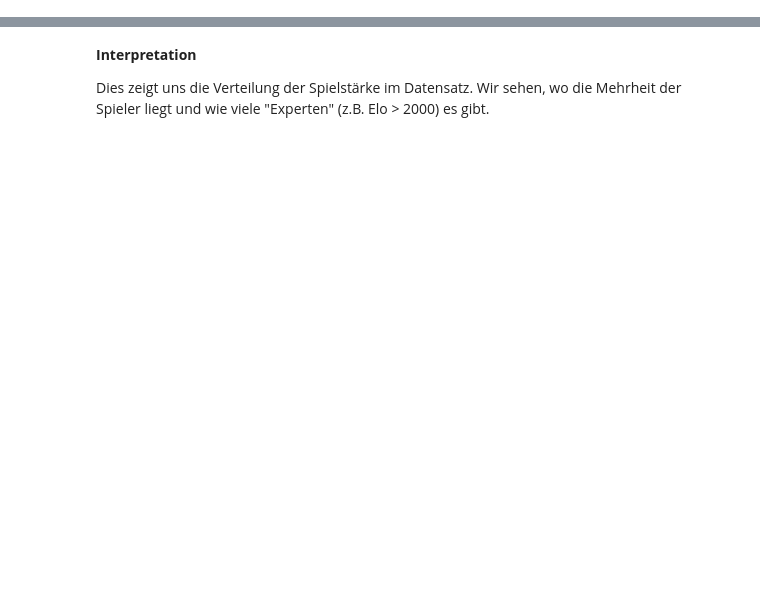
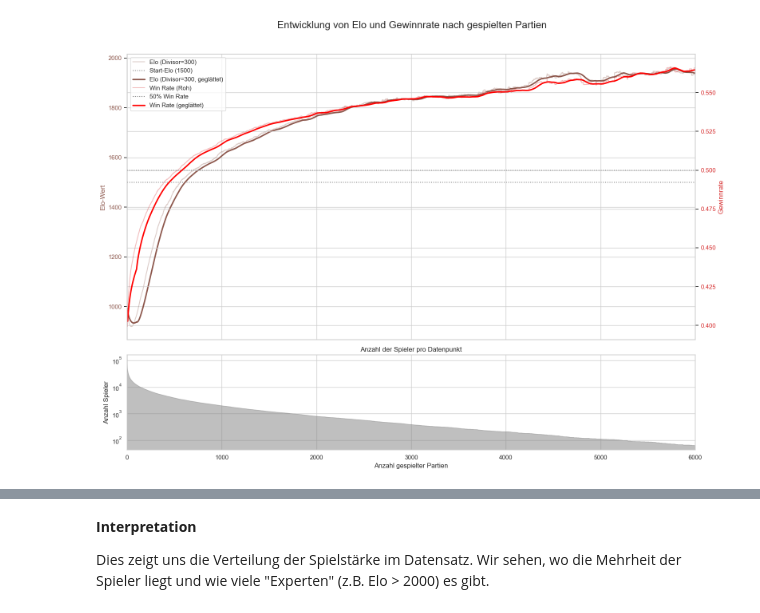
Before and after one commit to frohlfing/tichu, a Jupyter notebook: notebooks/BSW_05_Elo.ipynb, the cells around one changed output, grey strips where cells are left out. Drawn from its saved outputs; the diff is of its cells as text; code cells hidden in the pictures; blank space fills up the shorter version.

```diff
--- a/notebooks/BSW_05_Elo.ipynb
+++ b/notebooks/BSW_05_Elo.ipynb
@@ -58,0 +763,74 @@ Erwartung: Hohe positive Korrelation (> 0.7) zwischen allen. Das bestätigt quan
+# %%
+# Plotten
+
+import matplotlib.pyplot as plt
+import seaborn as sns
+
+# Beschränke die Daten auf den zu plottenden Bereich für bessere Lesbarkeit
+MAX_GAMES_TO_PLOT = 6000
+plot_df = aggregated_df_divisor_300[aggregated_df_divisor_300['num_games'] <= MAX_GAMES_TO_PLOT].copy()
+
+# Matplotlib Stil setzen
+sns.set_theme(style="whitegrid")
+#plt.rcParams['figure.figsize'] = (16, 8) # Etwas breiter für die x-Achse
+
+# Erstelle eine Figur mit zwei untereinander liegenden Subplots
+fig, (ax1, ax3) = plt.subplots(2, 1, figsize=(16, 12), sharex=True, gridspec_kw={'height_ratios': [3, 1]})
+fig.suptitle('Entwicklung von Elo und Gewinnrate nach gespielten Partien', fontsize=18)
+
+# Plot 1: Elo und Win Rate (obere Grafik)
+color1 = 'tab:brown'
+ax1.set_ylabel('Elo-Wert', color=color1, fontsize=12)
+sns.lineplot(x='num_games', y='avg_elo_value', data=plot_df, ax=ax1, color=color1, alpha=0.3, label='Elo (Divisor=300)')
+ax1.axhline(1500, color='gray', linestyle=':', label='Start-Elo (1500)')
+ax1.tick_params(axis='y', labelcolor=color1)
+
+# Glättung mit gleitendem Durchschnitt
+window_size = 100
+plot_df['elo_moving_avg'] = plot_df['avg_elo_value'].rolling(window=window_size, min_periods=1).mean()
+sns.lineplot(x='num_games', y='elo_moving_avg', data=plot_df, ax=ax1, color=color1, linewidth=2.5, label=f'Elo (Divisor=300, geglättet)')
+
+# Rechte Y-Achse für Win Rate
+ax2 = ax1.twinx()
+color2 = 'tab:red'
+ax2.set_ylabel('Gewinnrate', color=color2, fontsize=12)
+sns.lineplot(x='num_games', y='avg_win_rate', data=plot_df, ax=ax2, color=color2, alpha=0.3, label='Win Rate (Roh)')
+ax2.tick_params(axis='y', labelcolor=color2)
+ax2.axhline(0.5, color='gray', linestyle=':', label='50% Win Rate')
+
+# Glättung für Win Rate
+plot_df['win_rate_moving_avg'] = plot_df['avg_win_rate'].rolling(window=window_size, min_periods=1).mean()
+sns.lineplot(x='num_games', y='win_rate_moving_avg', data=plot_df, ax=ax2, color='red', linewidth=2.5, label=f'Win Rate (geglättet)')
+
+ax1.grid(True)
+
+# KORRIGIERTE LEGENDEN-LOGIK
+
+# Sammle Handles und Labels von beiden Achsen manuell
+handles1, labels1 = ax1.get_legend_handles_labels()
+handles2, labels2 = ax2.get_legend_handles_labels()
+
+# Kombiniere sie und erstelle eine einzige Legende auf der ZWEITEN Achse
+ax2.legend(handles1 + handles2, labels1 + labels2, loc='upper left')  # ax2 ist "oben" und überschreibt nichts.
+
+# Entferne die automatisch generierte Legende von der ersten Achse, falls vorhanden
+if ax1.get_legend() is not None:
+    ax1.get_legend().remove()
+
+# Plot 2: Anzahl der Spieler pro Datenpunkt (untere Grafik)
+ax3.set_xlabel('Anzahl gespielter Partien', fontsize=12)
+ax3.set_ylabel('Anzahl Spieler', fontsize=12)
+ax3.fill_between(plot_df['num_games'], plot_df['player_count'], color='gray', alpha=0.5)
+ax3.set_yscale('log')
+ax3.set_title('Anzahl der Spieler pro Datenpunkt', fontsize=12)
+ax3.grid(True)
+
+# Setze das X-Achsen-Limit NACHDEM alle Daten geplottet wurden
+ax1.set_xlim(0, MAX_GAMES_TO_PLOT)
+
+# Layout anpassen
+plt.tight_layout(rect=[0, 0.03, 1, 0.96])
+
+plt.show()
+# %% [output]
+[figure, added]
```
Also changed, not shown: parts of 48 cells of this notebook, 4 other files.
